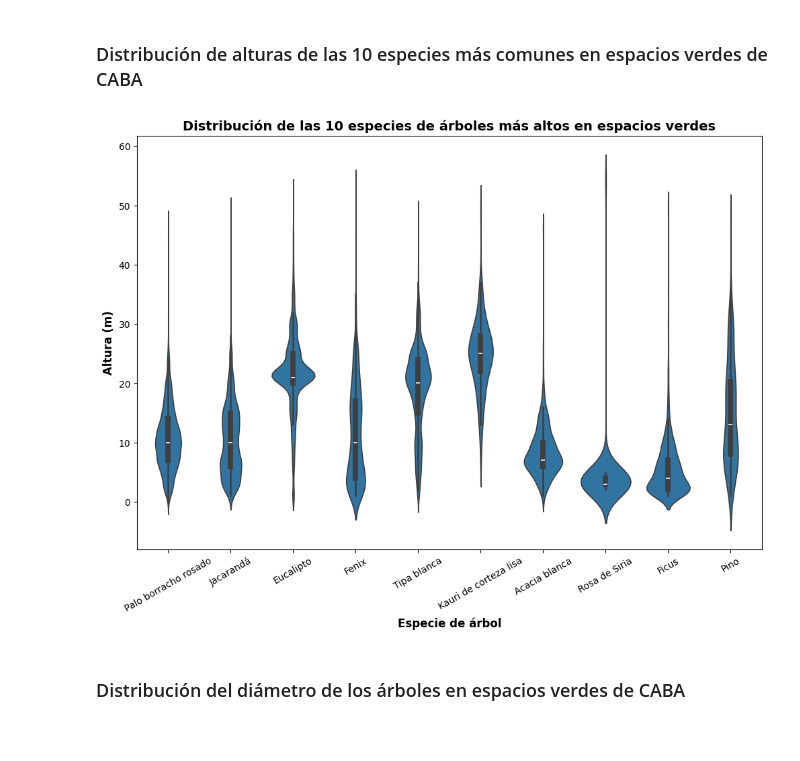
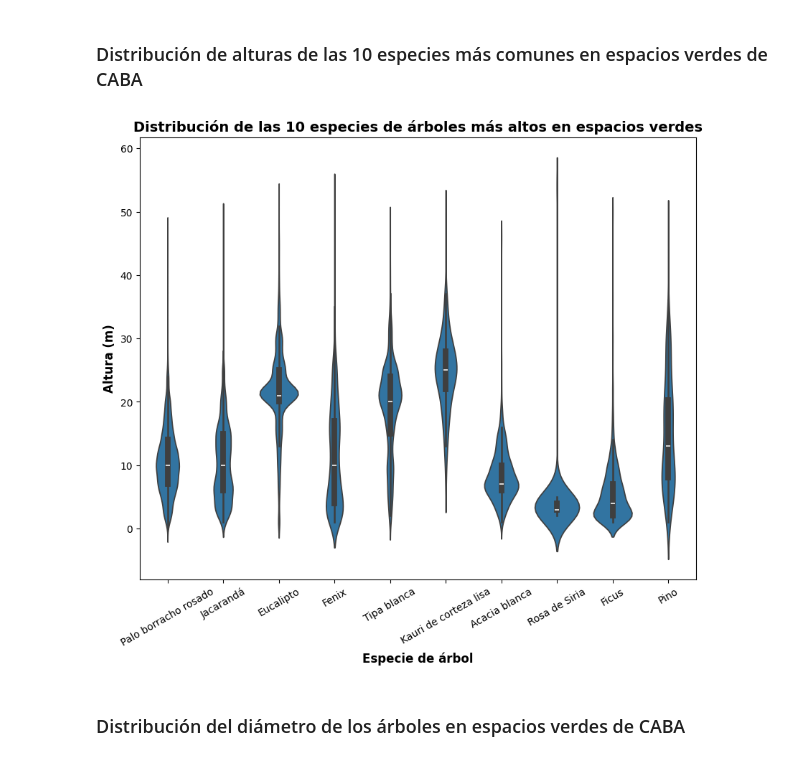
Before and after one commit to juancruzdauberte/arbolado_caba_espacios_verdes, a Jupyter notebook: arbolado.ipynb, the cells around one changed output. Cells and saved outputs as stored; diff of their text form; code cells hidden in the pictures.

```diff
--- a/arbolado.ipynb
+++ b/arbolado.ipynb
@@ -78,17 +78,17 @@ fig.show()
 # %%
 top10_alt_values = arboles.groupby('nombre_com')['altura_tot'].max().sort_values(ascending=False).head(10).reset_index()['nombre_com'].values
 
 top10_alt = arboles[arboles['nombre_com'].isin(top10_alt_values)]
 
-plt.figure(figsize=(12,8))
+plt.figure(figsize=(10,8))
 sns.violinplot(data=top10_alt, x='nombre_com', y='altura_tot')
 plt.title('Distribución de las 10 especies de árboles más altos en espacios verdes', fontsize=14, fontweight='bold')
 plt.xlabel('Especie de árbol', fontsize=12, fontweight='semibold')
 plt.xticks(rotation=30)
 plt.ylabel('Altura (m)', fontsize=12, fontweight='semibold')
 plt.show()
 # %% [output]
-[figure, old version]
+[figure, new version]
 # %% [markdown]
 ### Distribución del diámetro de los árboles en espacios verdes de CABA
 # %%
```
Also changed, not shown: parts of 11 cells of this notebook.
